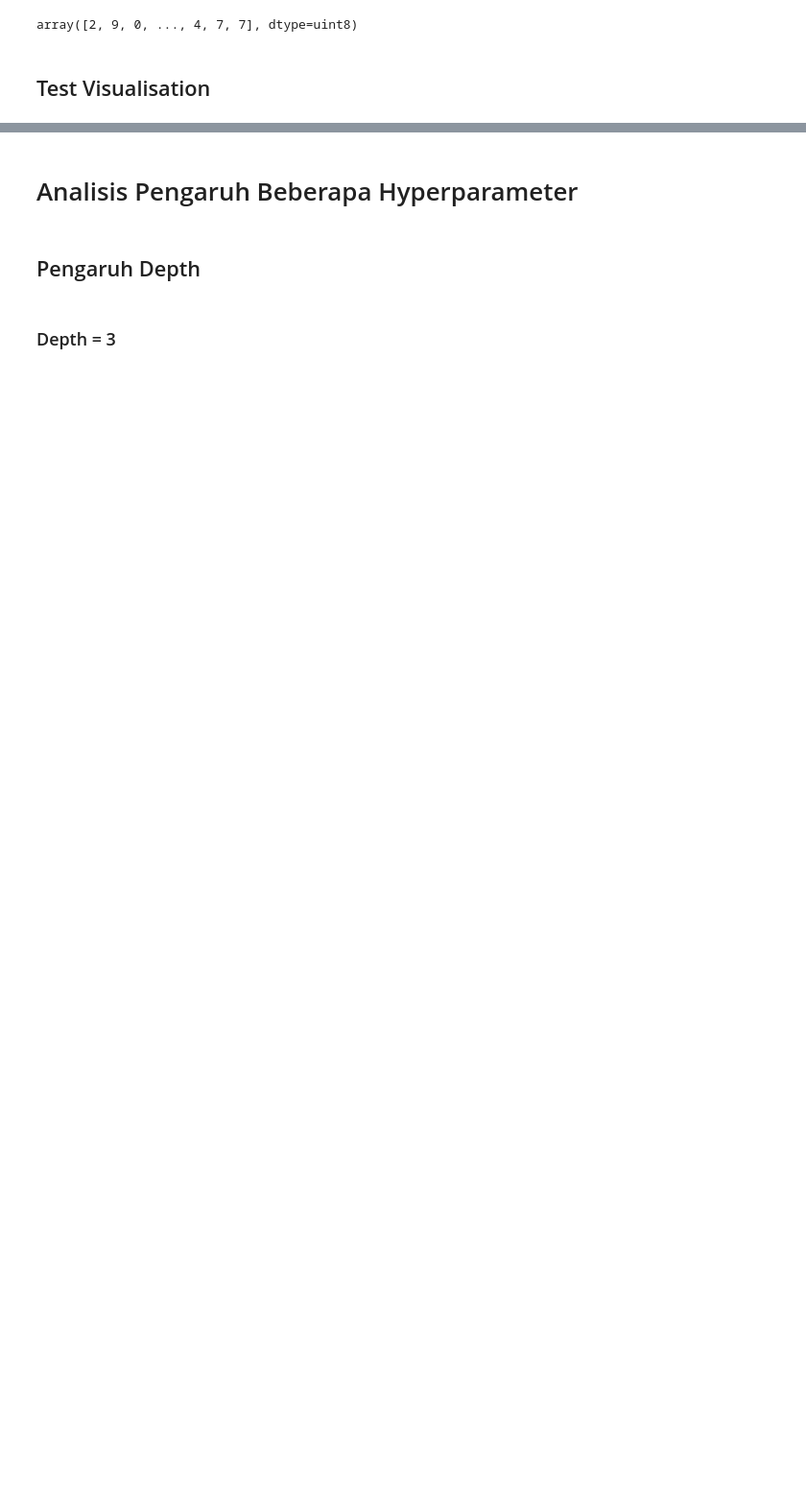
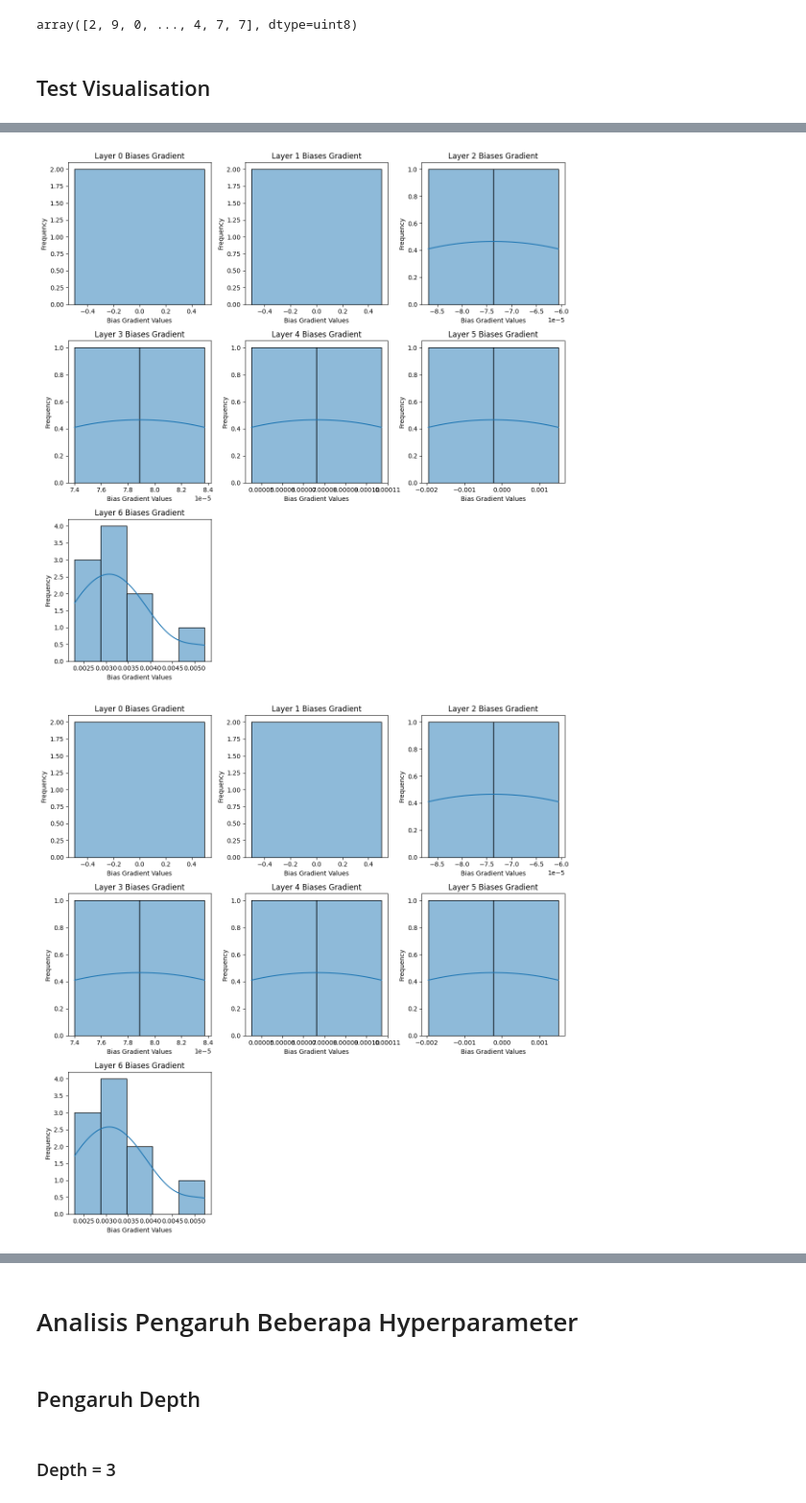
Before and after one commit to evelynnn04/ML-Tubes1-K33, a Jupyter notebook: src/basic/ANN_basic.ipynb, the cells around one changed output, grey strips where cells are left out. Shown at 96% size. Saved outputs shown, nothing was run; the diff lists cells and outputs as text; code cells hidden in the pictures; blank space fills up the shorter version.

```diff
--- a/src/basic/ANN_basic.ipynb
+++ b/src/basic/ANN_basic.ipynb
@@ -690,3 +749,8 @@ X_train.shape
+# %%
+loaded_model.plot_gradient_biases_distribution()
+# %% [output]
+[figure, added]
+[figure, added]
 # %%
 model_ffnn.plot_training_loss()
 # %% [output]
```
Also changed, not shown: parts of 25 cells of this notebook, 2 other files.
